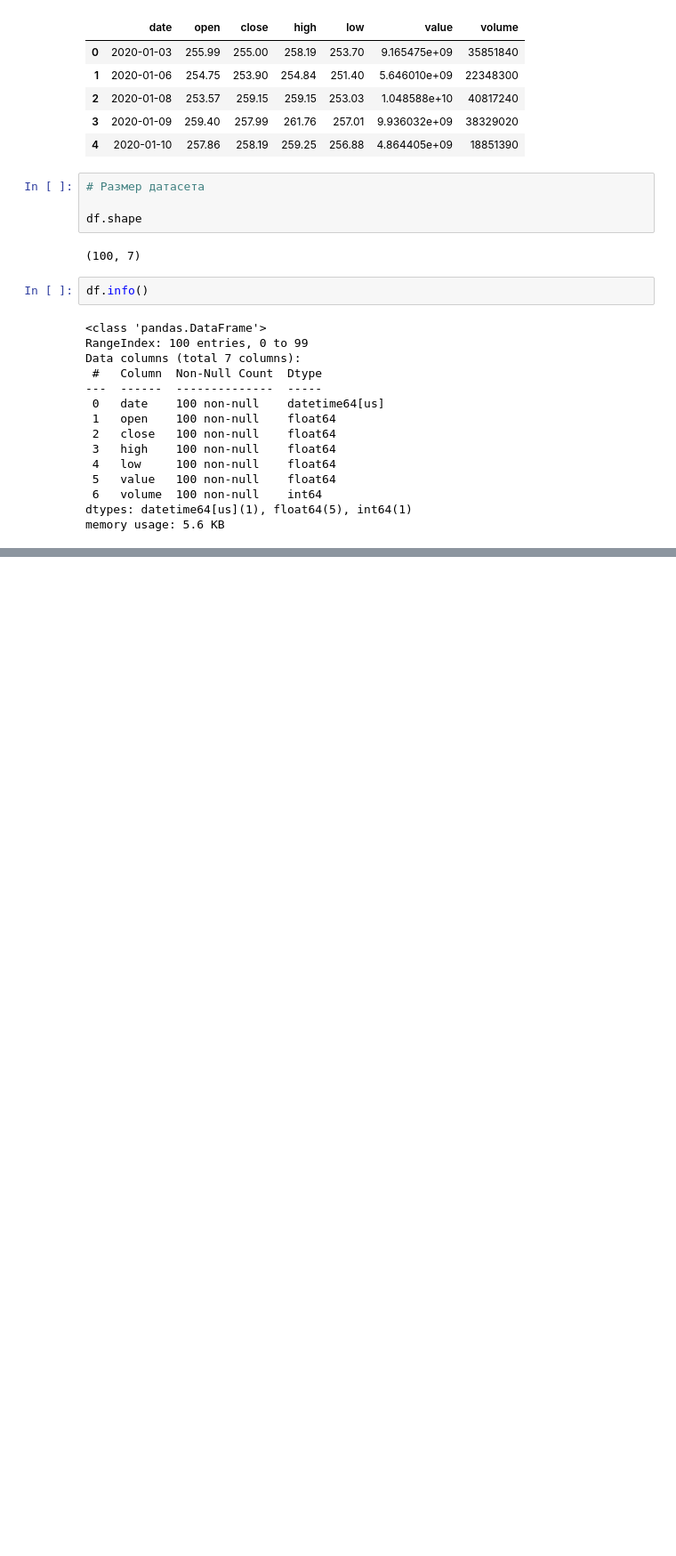
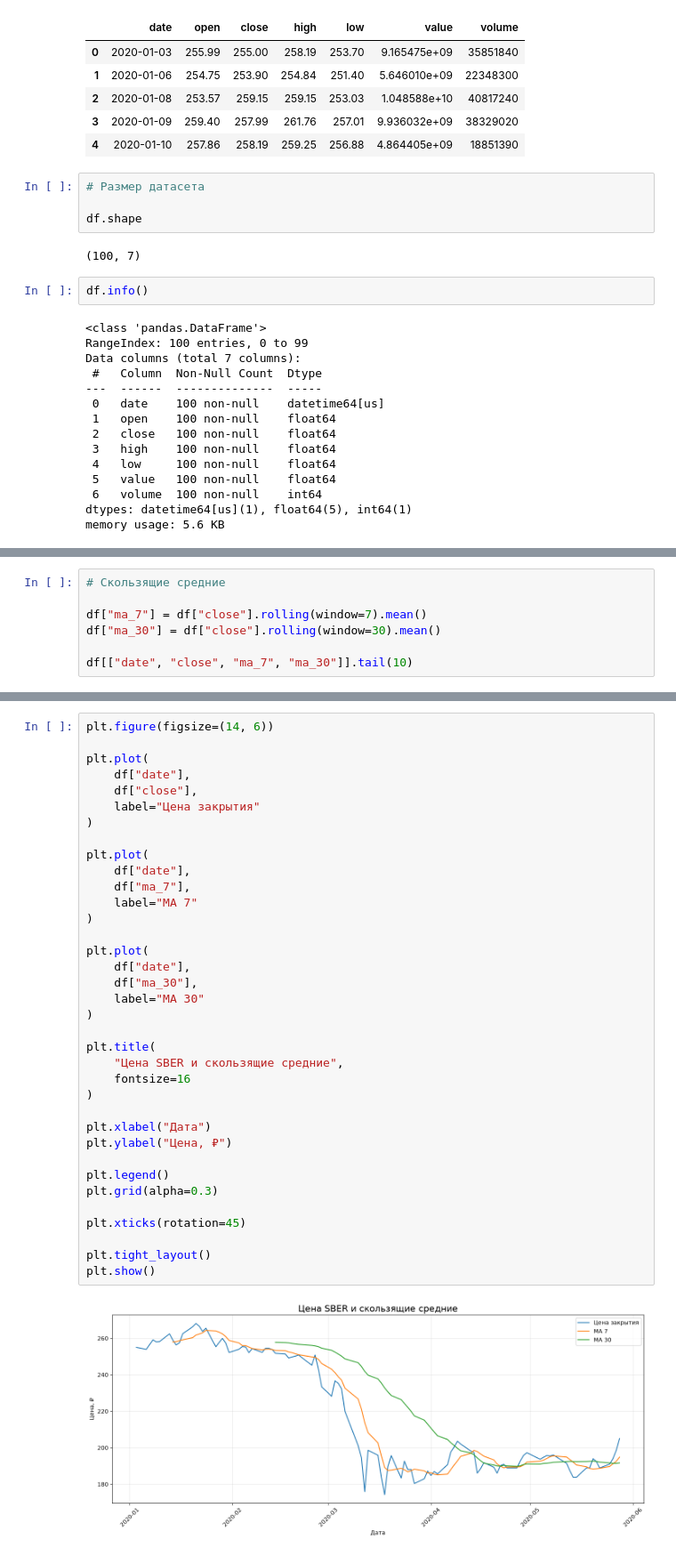
Before and after one commit to santana-oss/01-sber-stock-data-science, a Jupyter notebook: notebooks/01_EDA_Sber_stock_analysis.ipynb, the cells around one changed output, grey strips where cells are left out. Shown at 89% size. Cells and saved outputs as stored; diff of their text form; blank space fills up the shorter version.

```diff
--- a/notebooks/01_EDA_Sber_stock_analysis.ipynb
+++ b/notebooks/01_EDA_Sber_stock_analysis.ipynb
@@ -79,0 +330,7 @@ df.describe()
+# %%
+# Скользящие средние
+
+df["ma_7"] = df["close"].rolling(window=7).mean()
+df["ma_30"] = df["close"].rolling(window=30).mean()
+
+df[["date", "close", "ma_7", "ma_30"]].tail(10)
@@ -79,0 +349,38 @@ df.describe()
+# %%
+plt.figure(figsize=(14, 6))
+
+plt.plot(
+    df["date"],
+    df["close"],
+    label="Цена закрытия"
+)
+
+plt.plot(
+    df["date"],
+    df["ma_7"],
+    label="MA 7"
+)
+
+plt.plot(
+    df["date"],
+    df["ma_30"],
+    label="MA 30"
+)
+
+plt.title(
+    "Цена SBER и скользящие средние",
+    fontsize=16
+)
+
+plt.xlabel("Дата")
+plt.ylabel("Цена, ₽")
+
+plt.legend()
+plt.grid(alpha=0.3)
+
+plt.xticks(rotation=45)
+
+plt.tight_layout()
+plt.show()
+# %% [output]
+[figure, added]
```
Also changed, not shown: parts of 104 cells of this notebook, 1 other file.
